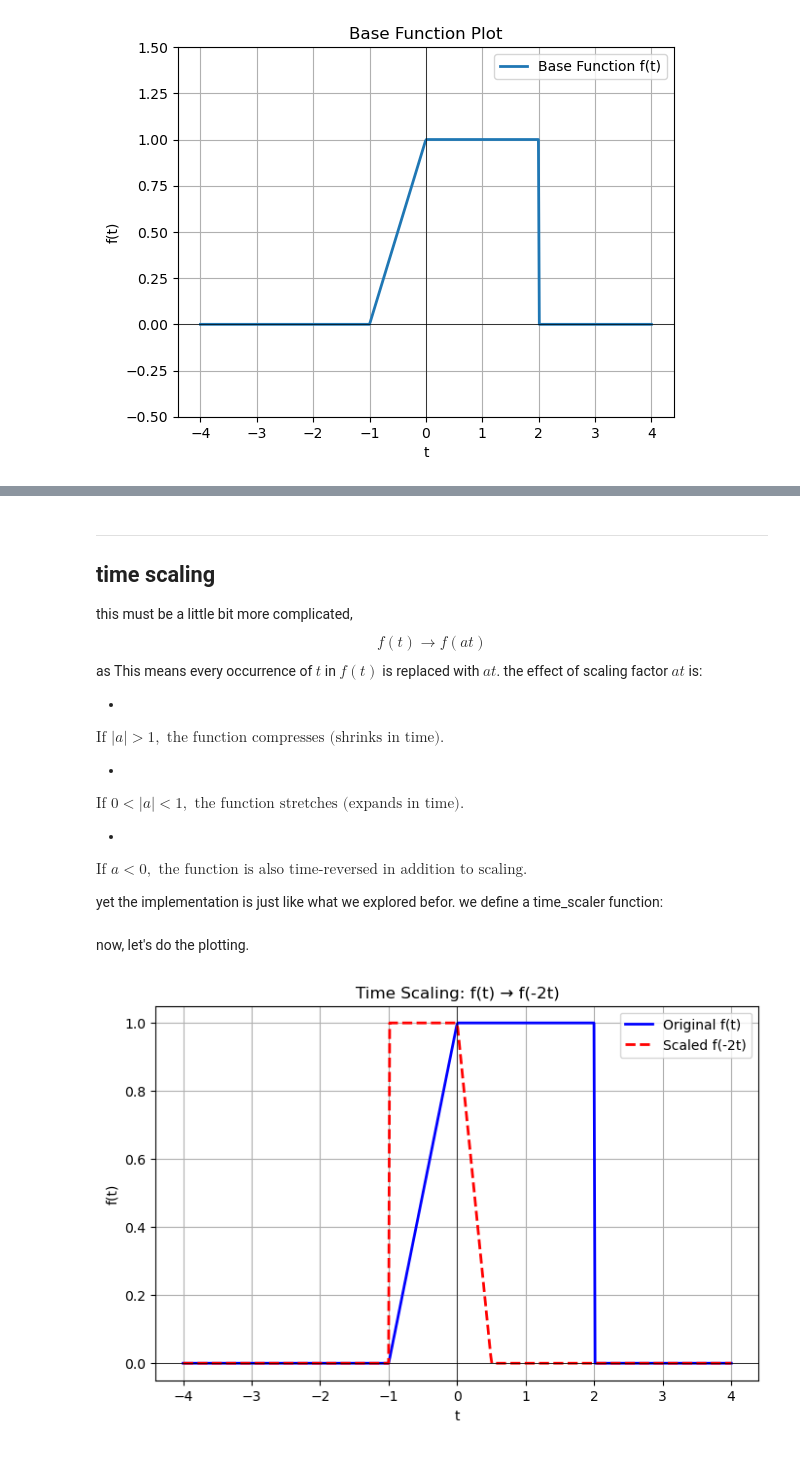
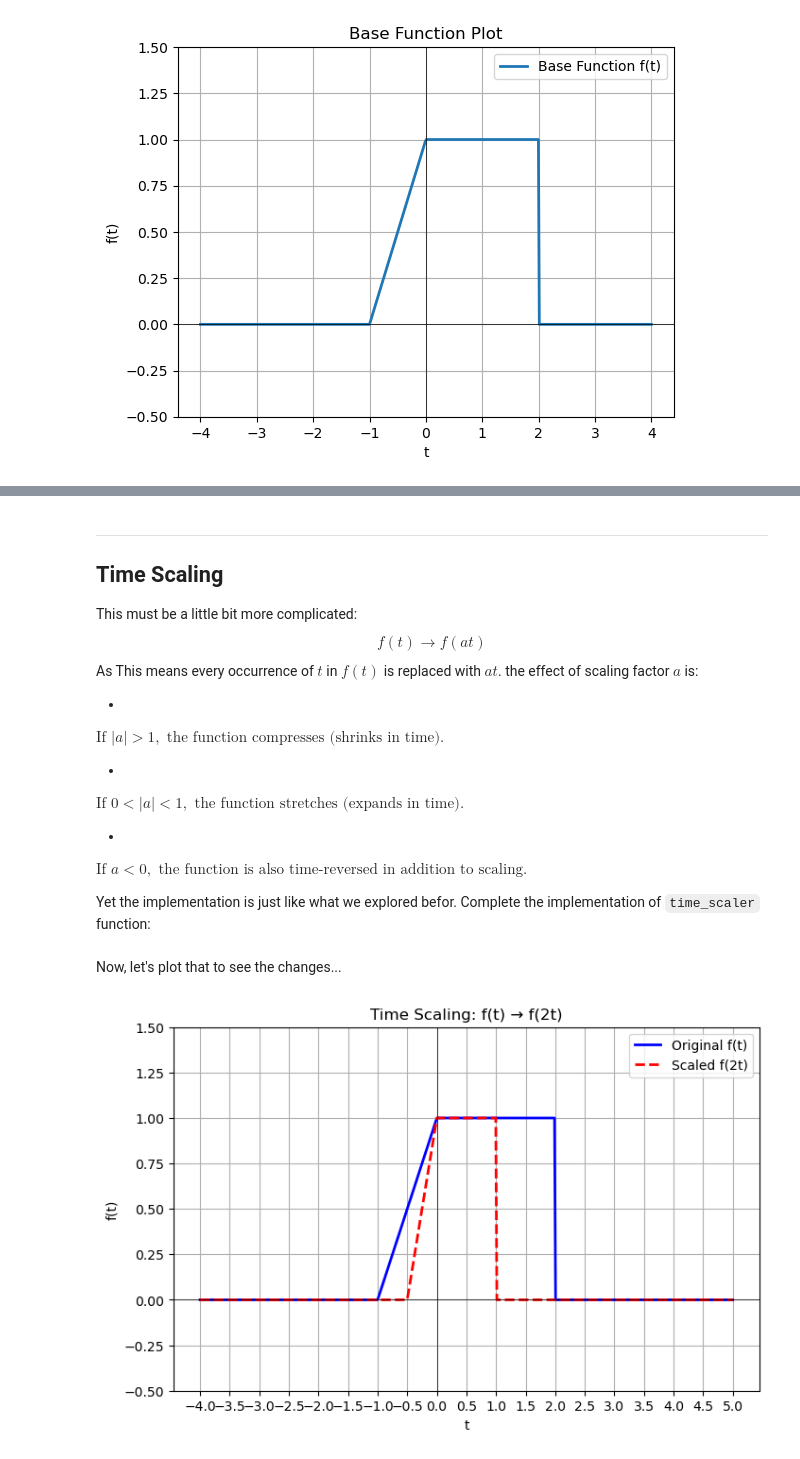
Before and after one commit to AmirHossienAfshar/signals-and-systems, a Jupyter notebook: independent_variable_transformation.ipynb, the cells around one changed output, grey strips where cells are left out. Cells and saved outputs as stored; diff of their text form; code cells hidden in the pictures.

```diff
--- a/independent_variable_transformation.ipynb
+++ b/independent_variable_transformation.ipynb
@@ -29,9 +32,5 @@ The following Python function implements this piecewise-defined signal:
 # %%
 def base_signal(t):
-    if -1 <= t < 0:
-        return t + 1
-    elif 0 <= t <= 2:
-        return 1
-    else:
-        return 0
+    #TODO
+    pass
 # %% [markdown]
@@ -105,7 +104,7 @@ Before diving into signal transformations, let's define a function for plotting.
 Read the explanation carefully, especially regarding the function parameters, so that you can use it correctly without confusion later.
 check below:
 # %%
-def plot_signal(signals, f_min=-0.5, f_max=1.5, title="Signal Plot", figsize=(8, 5)):
+def plot_signals(signals, f_min=-0.5, f_max=1.5, title="Signal Plot", figsize=(8, 5), x_step=0.5):
     """
     Plots multiple signals on the same figure.
 
@@ -115,6 +114,7 @@ def plot_signal(signals, f_min=-0.5, f_max=1.5, title="Signal Plot", figsize=(8,
     - f_max: float, upper limit for f-values.
     - title: str, title of the plot.
     - figsize: tuple, figure size (width, height).
+    - x_step: float, step size for x-axis ticks.
     """
     plt.figure(figsize=figsize)
 
@@ -135,7 +135,11 @@ def plot_signal(signals, f_min=-0.5, f_max=1.5, title="Signal Plot", figsize=(8,
     plt.axhline(0, color='black', linewidth=0.5)
     plt.axvline(0, color='black', linewidth=0.5)
 
-    # Set limits
+    # Set x-axis ticks at intervals of at least 0.5
+    x_min, x_max = min(signals[0][0]), max(signals[0][0])  # Get range from the first signal
+    plt.xticks(np.arange(np.floor(x_min), np.ceil(x_max) + x_step, step=x_step))
+
+    # Set y-axis limits
     plt.ylim(f_min, f_max)
 
     # Add legend and show
@@ -242,12 +272,12 @@ plt.show()
 # %% [markdown]
 ---
 
-## time scaling
-this must be a little bit more complicated,
+## Time Scaling
+This must be a little bit more complicated:
 $$
 f(t) \rightarrow f(at)
 $$
-as This means every occurrence of $t$ in $f(t)$ is replaced with $at$. the effect of scaling factor $at$ is:
+As This means every occurrence of $t$ in $f(t)$ is replaced with $at$. the effect of scaling factor $a$ is:
 
 -
 $
@@ -264,5 +294,5 @@ $
 \text{If } a < 0, \text{ the function is also time-reversed in addition to scaling.}
 $
 
-yet the implementation is just like what we explored befor. we define a time_scaler function:
+Yet the implementation is just like what we explored befor. Complete the implementation of `time_scaler` function:
 # %%
@@ -272,29 +312,29 @@ def time_scaler(f, t_values, a):
 # %% [markdown]
-now, let's do the plotting.
+Now, let's plot that to see the changes...
 # %%
-t_values = np.linspace(-4, 4, 500)
+# Generate time values
+t_values = np.linspace(-4, 5, 500)
 
-# Compute original and scaled function values
-f_values = np.array([base_function(t) for t in t_values])
+# Compute original function values
+f_values = ... #TODO
 
-# Example scaling factors
-a = -2  # Compression (f(2t))
-scaled_f_values = time_scaler(base_function, t_values, a)
+# Example scaling factor
+a = 2  # Time compression (f(2t))
 
-# Plot both functions
-plt.figure(figsize=(8, 5))
-plt.plot(t_values, f_values, label="Original f(t)", linewidth=2, color="blue")
-plt.plot(t_values, scaled_f_values, label=f"Scaled f({a}t)", linestyle="dashed", linewidth=2, color="red")
+# Create the scaled function
+scaled_f = ... #TODO
 
-# Labels and grid
-plt.xlabel("t")
-plt.ylabel("f(t)")
-plt.title(f"Time Scaling: f(t) → f({a}t)")
-plt.grid(True)
-plt.axhline(0, color='black', linewidth=0.5)
-plt.axvline(0, color='black', linewidth=0.5)
-plt.legend()
-plt.show()
+# Compute scaled function values
+scaled_f_values = ... #TODO
+
+# Define signals list in the correct format
+signals = [
+    (t_values, f_values, "Original f(t)", "solid", "blue"),
+    (t_values, scaled_f_values, f"Scaled f({a}t)", "dashed", "red")
+]
+
+# Call the function to plot both signals
+plot_signals(signals, title=f"Time Scaling: f(t) → f({a}t)")
 # %% [output]
-[figure, old version]
+[figure, new version]
 # %% [markdown]
```
Also changed, not shown: parts of 25 cells of this notebook.
